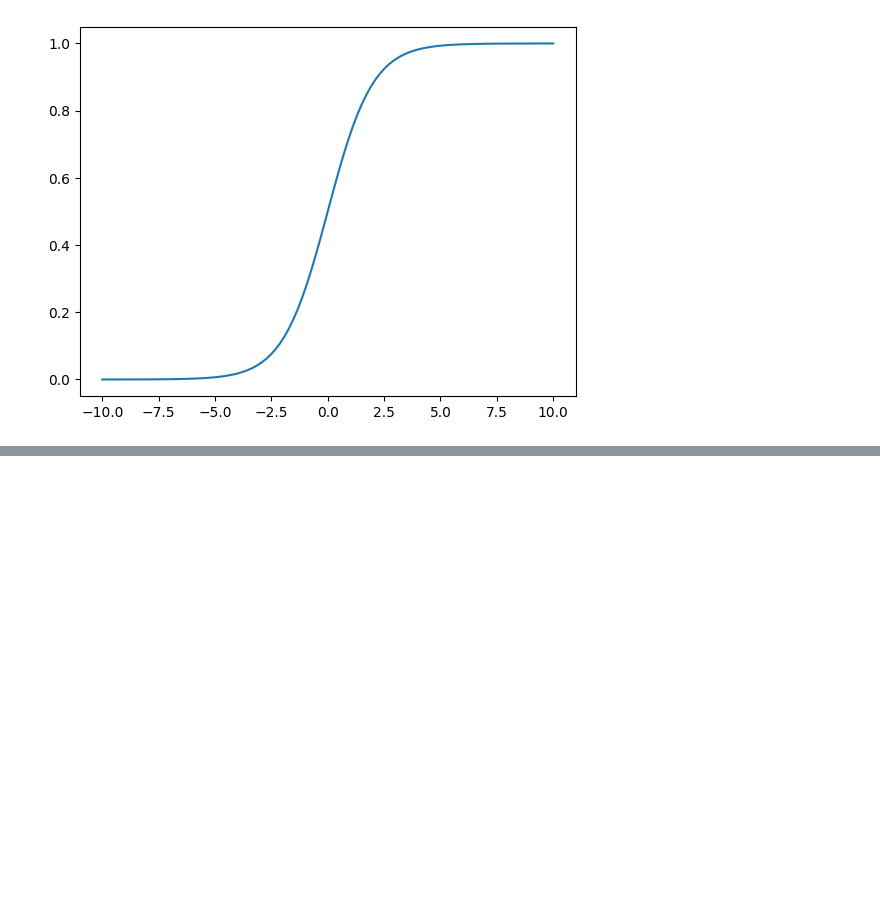
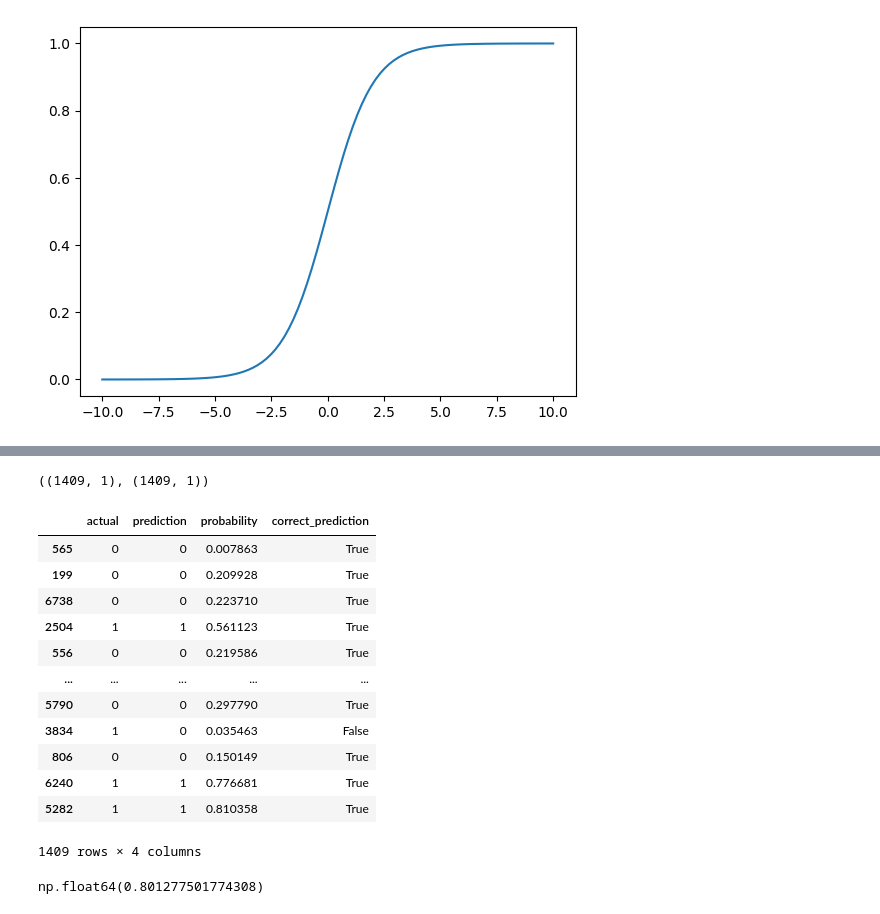
Before and after one commit to BALJAPALLIANSHUL/machine_learning_zoomcamp, a Jupyter notebook: 03-churn prediction/churn-prediction.ipynb, the cells around one changed output, grey strips where cells are left out. Cells and saved outputs as stored; diff of their text form; code cells hidden in the pictures; blank space fills up the shorter version.

```diff
--- a/03-churn prediction/churn-prediction.ipynb
+++ b/03-churn prediction/churn-prediction.ipynb
@@ -561,0 +608,36 @@ plt.plot(z,sigmoid(z))
+# %%
+y_pred_prob = model.predict_proba(X_val_ohe)[:,1]
+# %%
+y_val.shape,y_pred.shape
+# %% [output]
+((1409, 1), (1409, 1))
+# %%
+correct_pred = (y_val == y_pred)
+# %%
+correct_df = pd.DataFrame()
+# %%
+correct_df['actual'] = y_val
+correct_df['prediction'] = y_pred
+correct_df['probability'] = y_pred_prob
+correct_df['correct_prediction'] = correct_pred
+# %%
+correct_df
+# %% [output]
+|  | actual | prediction | probability | correct_prediction |
+| 565 | 0 | 0 | 0.007863 | True |
+| 199 | 0 | 0 | 0.209928 | True |
+| 6738 | 0 | 0 | 0.223710 | True |
+| 2504 | 1 | 1 | 0.561123 | True |
+| 556 | 0 | 0 | 0.219586 | True |
+| ... | ... | ... | ... | ... |
+| 5790 | 0 | 0 | 0.297790 | True |
+| 3834 | 1 | 0 | 0.035463 | False |
+| 806 | 0 | 0 | 0.150149 | True |
+| 6240 | 1 | 1 | 0.776681 | True |
+| 5282 | 1 | 1 | 0.810358 | True |
+1409 rows × 4 columns
+# %%
+accuracy = correct_df.correct_prediction.mean()
+accuracy
+# %% [output]
+np.float64(0.801277501774308)
```
Also changed, not shown: parts of 8 cells of this notebook.
